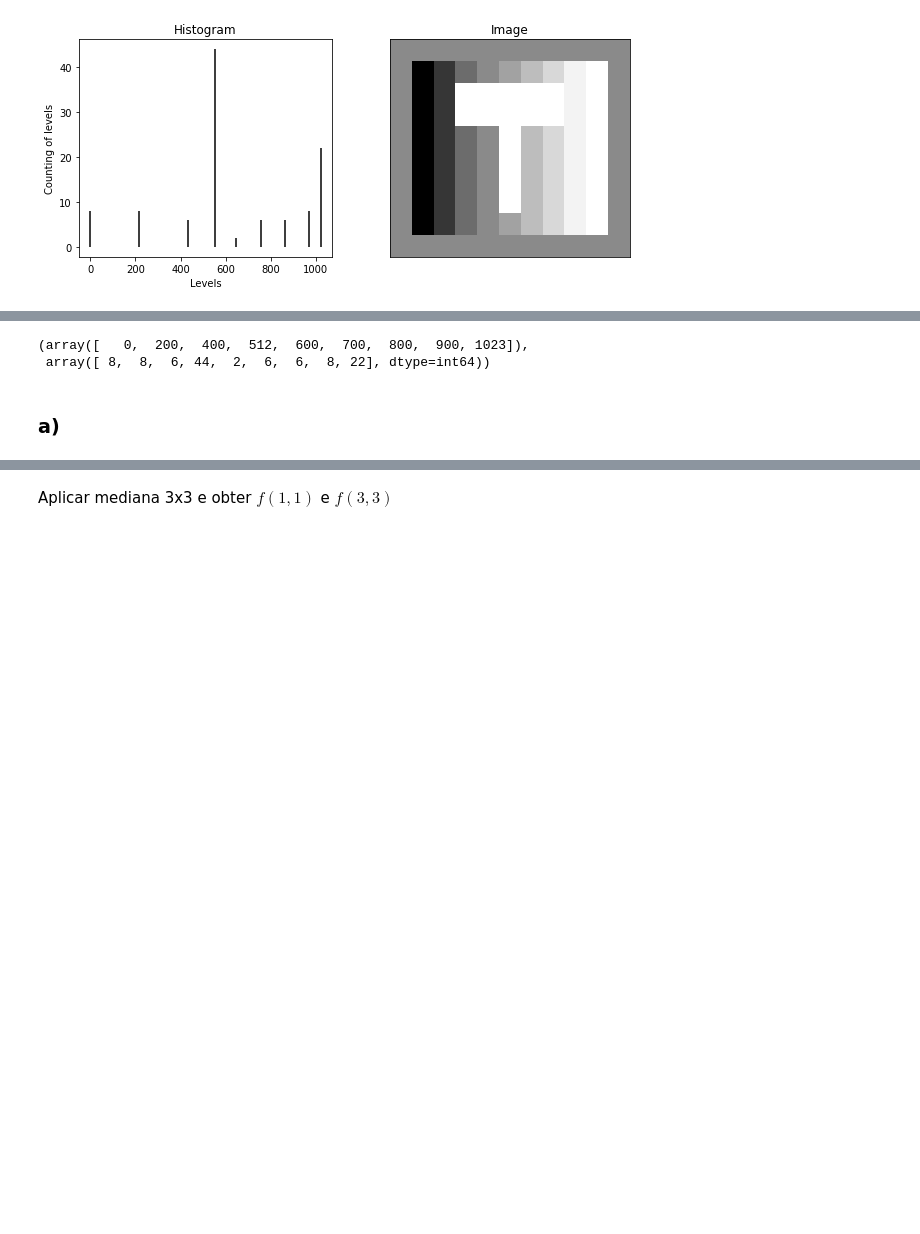
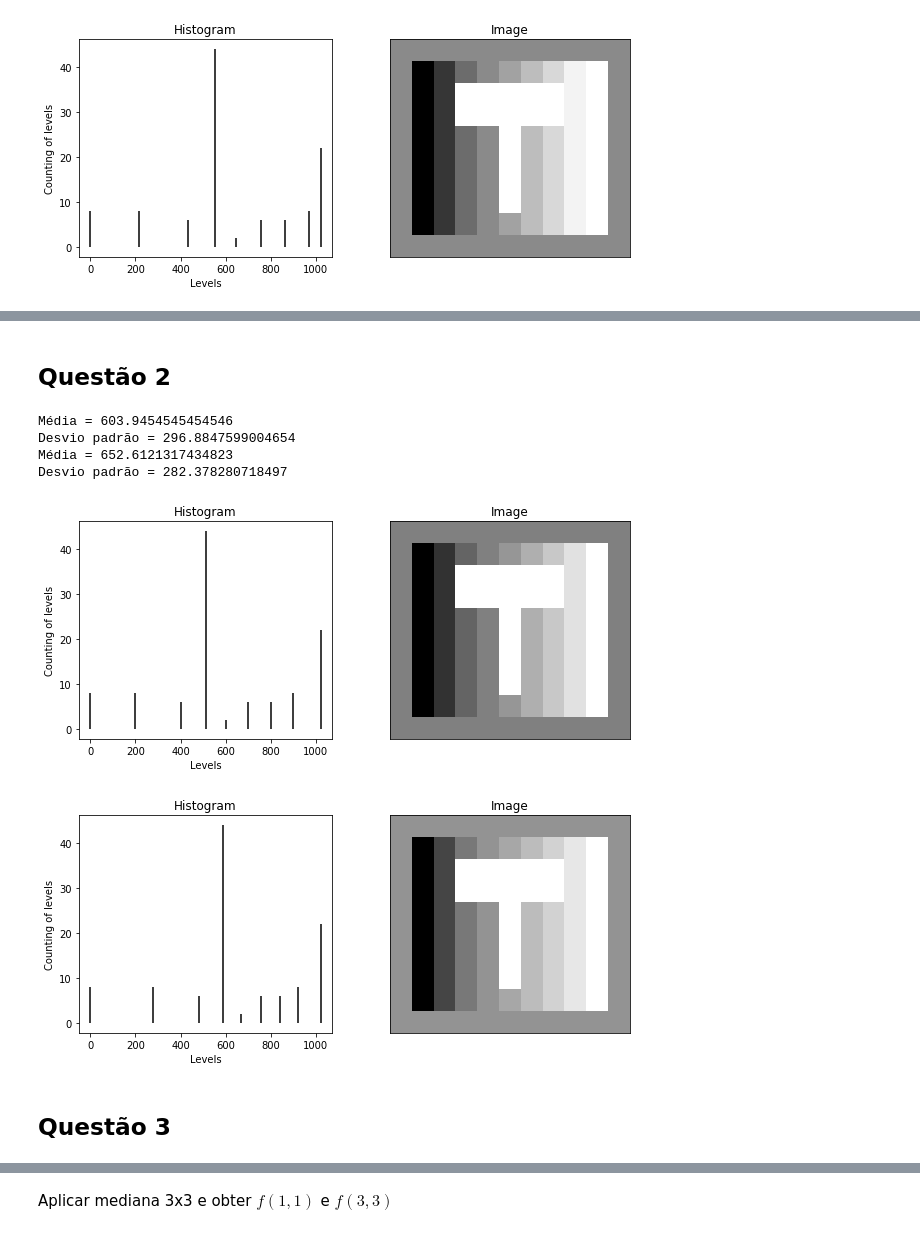
Before and after one commit to Lwao/tarefas-imagens-medicas-2, a Jupyter notebook: Resumos/Prova 1 - Imagens Médicas 2.ipynb, the cells around one changed output, grey strips where cells are left out. Saved outputs shown, nothing was run; the diff lists cells and outputs as text; code cells hidden in the pictures; blank space fills up the shorter version.

```diff
--- a/Resumos/Prova 1 - Imagens Médicas 2.ipynb
+++ b/Resumos/Prova 1 - Imagens Médicas 2.ipynb
@@ -188,7 +142,42 @@ Desvio padrão = 298.43009065485415
-# %%
-bins1, hist1
-# %% [output]
-(array([   0,  200,  400,  512,  600,  700,  800,  900, 1023]),
- array([ 8,  8,  6, 44,  2,  6,  6,  8, 22], dtype=int64))
-# %% [markdown]
-### a)
+# %% [markdown]
+## Questão 2
+# %%
+txt = codecs.open("p1_q2.txt", "w", "utf-8")
+
+bins1, hist1 = histogram(img)
+
+txt.write('a) A média do histograma da imagem f(x,y) dada pela matriz é: \n\n')
+
+txt.write('f(x,y) \t n\n')
+for i in range(len(bins1)):
+    if(bins1[i]<10):
+        txt.write('%d \t\t %d\n' % (bins1[i], hist1[i]))
+    else:
+        txt.write('%d \t %d\n' % (bins1[i], hist1[i]))
+txt.write('\n\n')
+
+txt.write('b) Considerando a transformação s(r) = ((L-1) / ( (L-1) .^ factor ) ) * ( r .^ factor ) aplicada aos pixels da imagem, sendo L=1024 e o fator = 8 (considerando os dois últimos dígitos da matrícula 1202XPMV508): \n\n')
+
+L = 1024
+factor = 0.8
+img_trnf = ((L-1) / ( (L-1) ** factor ) ) * ( img ** factor )
+img_prcs = np.zeros(img.shape)
+const_ = ((L-1) / ( (L-1) ** factor ) )
+txt.write('O fator constante da transformação será: ((L-1) / ( (L-1) ** factor ) ) =  ((1023)/(1023^8)) = %f\n\n' % (const_))
+for i in range(img.shape[0]):
+    for j in range(img.shape[1]):
+        img_prcs[i,j] = ((L-1) / ( (L-1) ** factor ) ) * ( img[i,j] ** factor )
+        txt.write("h(%d,%d) = ((1023)/(1023^8)) * f(%d,%d)^8 = ((1023)/(1023^8)) * %d^8 = %.2f = %d\n" % (i+1, j+1, i+1, j+1, img[i,j], img_prcs[i,j], round(img_prcs[i,j])))
+    txt.write('\n')
+
+bins3, hist3 = histogram(img_trnf)
+txt.close()
+# %% [output]
+Média = 603.9454545454546
+Desvio padrão = 296.8847599004654
+Média = 652.6121317434823
+Desvio padrão = 282.378280718497
+[figure, added]
+[figure, added]
+# %% [markdown]
+## Questão 3
```
Also changed, not shown: parts of 3 cells of this notebook, 1 other file.
